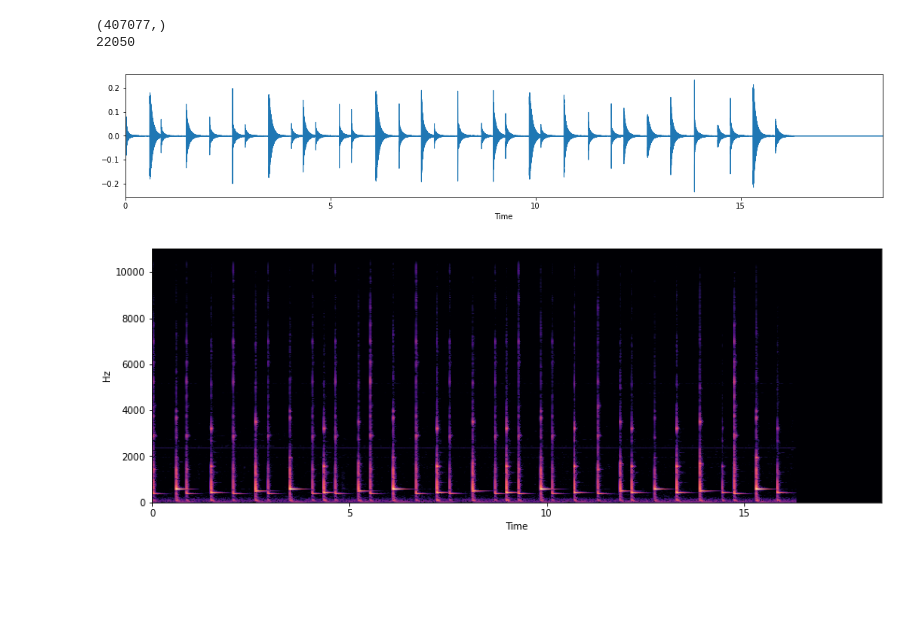
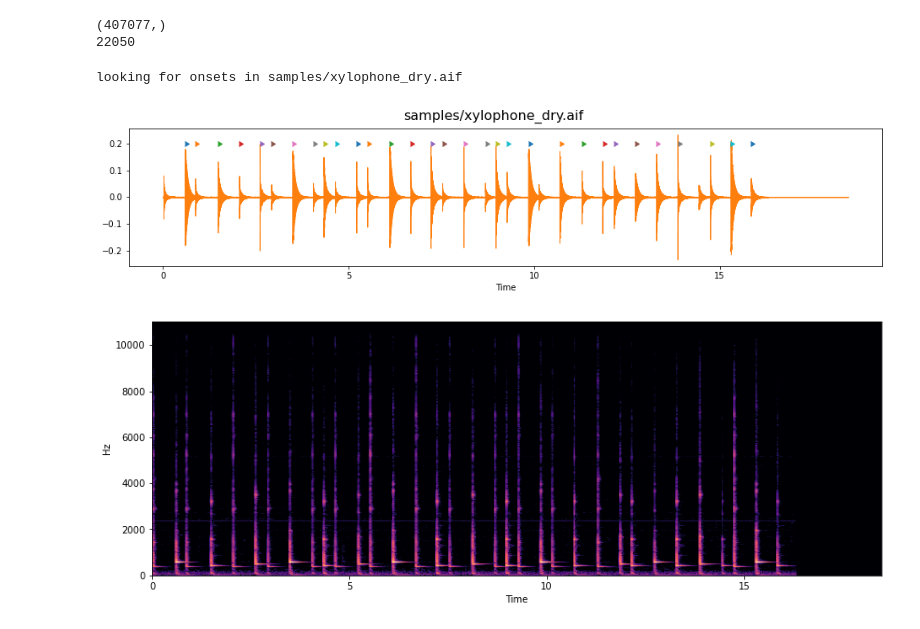
Before and after one commit to oilcake/transient_slicer, a Jupyter notebook: smartslicer.ipynb, the cells around one changed output. Saved outputs shown, nothing was run; the diff lists cells and outputs as text; code cells hidden in the pictures; blank space fills up the shorter version.

Commit message:
onset visualization added

```diff
--- a/smartslicer.ipynb
+++ b/smartslicer.ipynb
@@ -26,7 +29,9 @@ from audiotools.slicer import Slicer
 from aubio import source
 import argparse
 # %%
-x, sr = librosa.load('samples/xylophone_dry.aif')
+file = ('samples/xylophone_dry.aif')
+x, sr = librosa.load(file)
+onsets = find_onsets(file)
 # %%
 print(x.shape)
 print(sr)
@@ -34,12 +39,17 @@ print(sr)
 (407077,)
 22050
 # %%
-plt.figure(figsize=(18, 3))
-plt.plot()
-librosa.display.waveplot(x, sr=sr)
+plt.figure(figsize=(16, 3))
+plt.suptitle(str(file), fontsize=16)
+for onset in onsets:
+    wave_x = librosa.samples_to_time(onset, sr=sr*2)
+    plt.plot(wave_x, 0.2, marker=9)
+
+librosa.display.waveshow(x, sr=sr)
 plt.show()
 # %% [output]
+looking for onsets in samples/xylophone_dry.aif
-[figure, old version]
+[figure, new version]
 # %%
 X = librosa.stft(x)
 Xdb = librosa.amplitude_to_db(abs(X))
```
Also changed, not shown: parts of 1 cell of this notebook, 1 other file.
